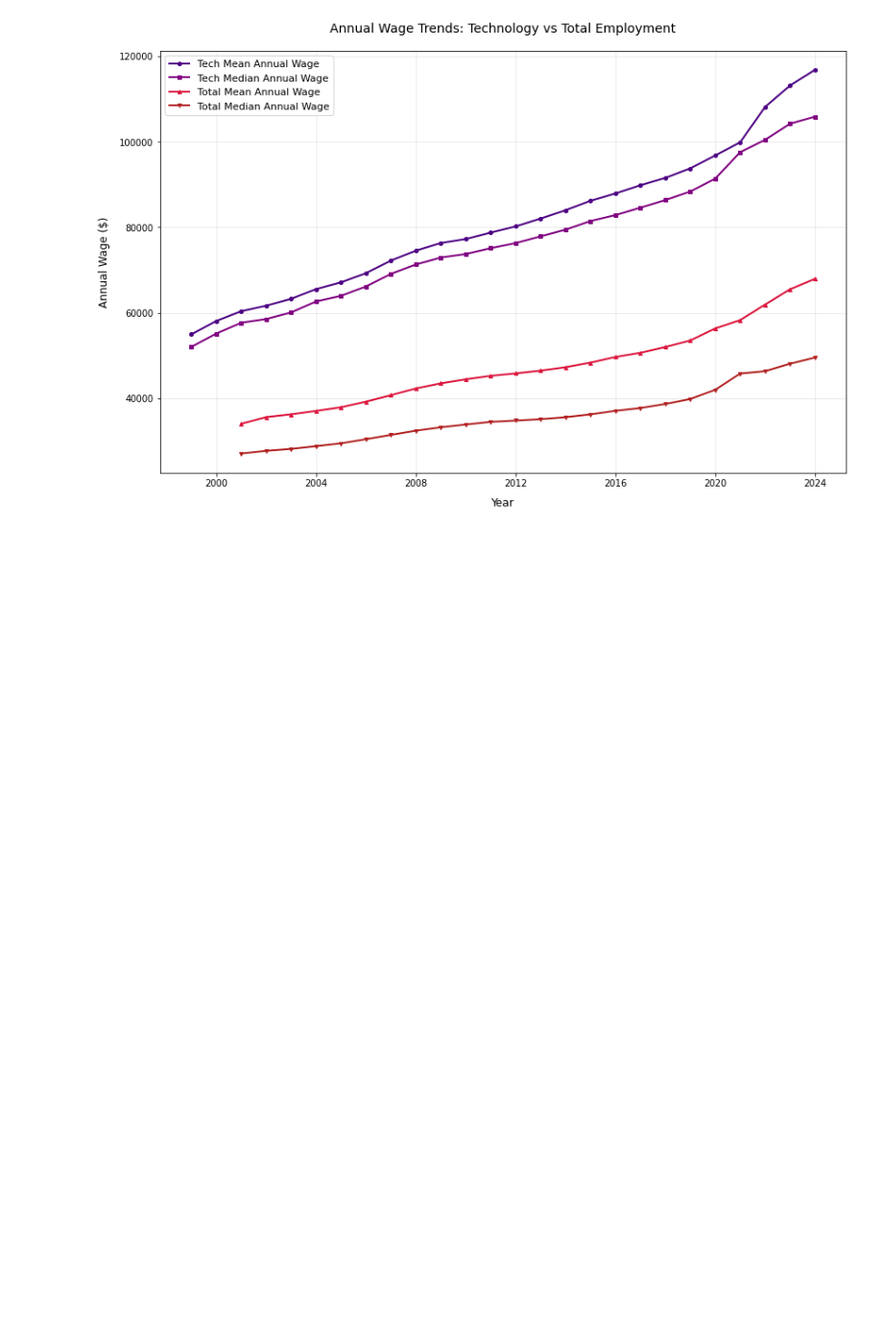
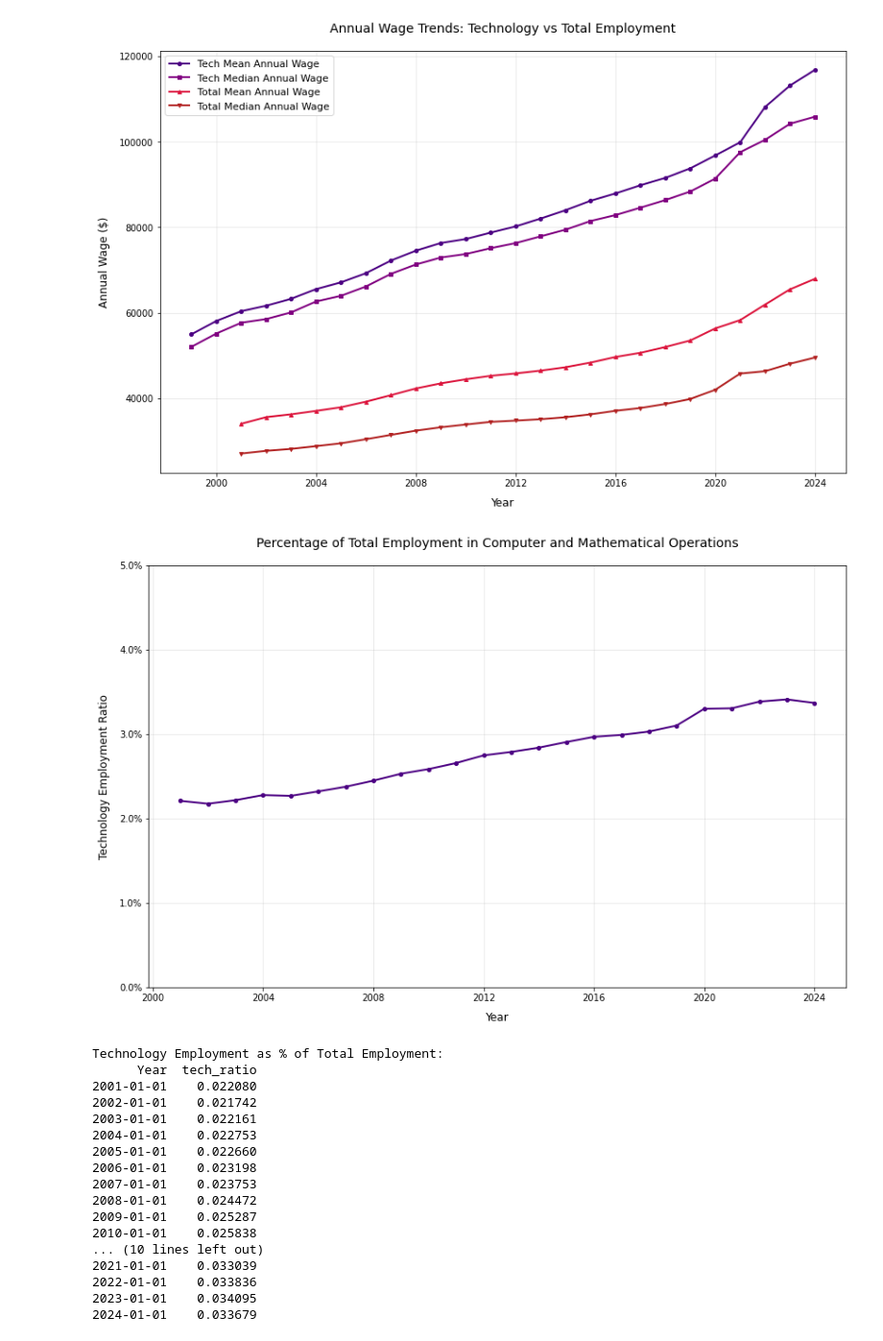
Before and after one commit to charlotteprior/analytics-applications-sp2026-final, a Jupyter notebook: national_employment_eda.ipynb, the cells around one changed output. Shown at 96% size. Drawn from its saved outputs; the diff is of its cells as text; code cells hidden in the pictures; blank space fills up the shorter version.

Commit message:
pushing more charts for retrospective

```diff
--- a/national_employment_eda.ipynb
+++ b/national_employment_eda.ipynb
@@ -266,3 +266,56 @@ plt.tight_layout(pad=2.0)
 plt.show()
 # %% [output]
 [figure]
+# %%
+import matplotlib.pyplot as plt
+from matplotlib.ticker import FuncFormatter
+
+# Filter for both occupation codes
+tech_df = df[df['OCC_CODE_CLEANED'] == '15-0000'][['Year', 'TOT_EMP']].copy()
+total_df = df[df['OCC_CODE_CLEANED'] == '00-0000'][['Year', 'TOT_EMP']].copy()
+
+# Merge on Year to get both values for each year
+merged_df = pd.merge(tech_df, total_df, on='Year', suffixes=('_tech', '_total'))
+
+# Calculate the ratio (tech employment / total employment)
+merged_df['tech_ratio'] = merged_df['TOT_EMP_tech'] / merged_df['TOT_EMP_total']
+
+# Sort by Year
+merged_df = merged_df.sort_values('Year')
+
+# Create line chart
+plt.figure(figsize=(12, 8))
+plt.plot(merged_df['Year'], merged_df['tech_ratio'], marker='o', linewidth=2, markersize=4, color='#4B0082')
+plt.xlabel('Year', fontsize=12, labelpad=10)
+plt.ylabel('Technology Employment Ratio', fontsize=12, labelpad=10)
+plt.title('Percentage of Total Employment in Computer and Mathematical Operations', fontsize=14, pad=20)
+plt.ylim(0, .05)
+# Format y-axis as percentage
+ax = plt.gca()
+ax.yaxis.set_major_formatter(FuncFormatter(lambda y, _: f'{y*100:.1f}%'))
+plt.grid(True, alpha=0.3)
+plt.tight_layout(pad=2.0)
+plt.show()
+
+# Display the ratio values
+print("Technology Employment as % of Total Employment:")
+print(merged_df[['Year', 'tech_ratio']].to_string(index=False))
+# %% [output]
+[figure, added]
+Technology Employment as % of Total Employment:
+      Year  tech_ratio
+2001-01-01    0.022080
+2002-01-01    0.021742
+2003-01-01    0.022161
+2004-01-01    0.022753
+2005-01-01    0.022660
+2006-01-01    0.023198
+2007-01-01    0.023753
+2008-01-01    0.024472
+2009-01-01    0.025287
+2010-01-01    0.025838
+... (10 lines left out)
+2021-01-01    0.033039
+2022-01-01    0.033836
+2023-01-01    0.034095
+2024-01-01    0.033679
```
